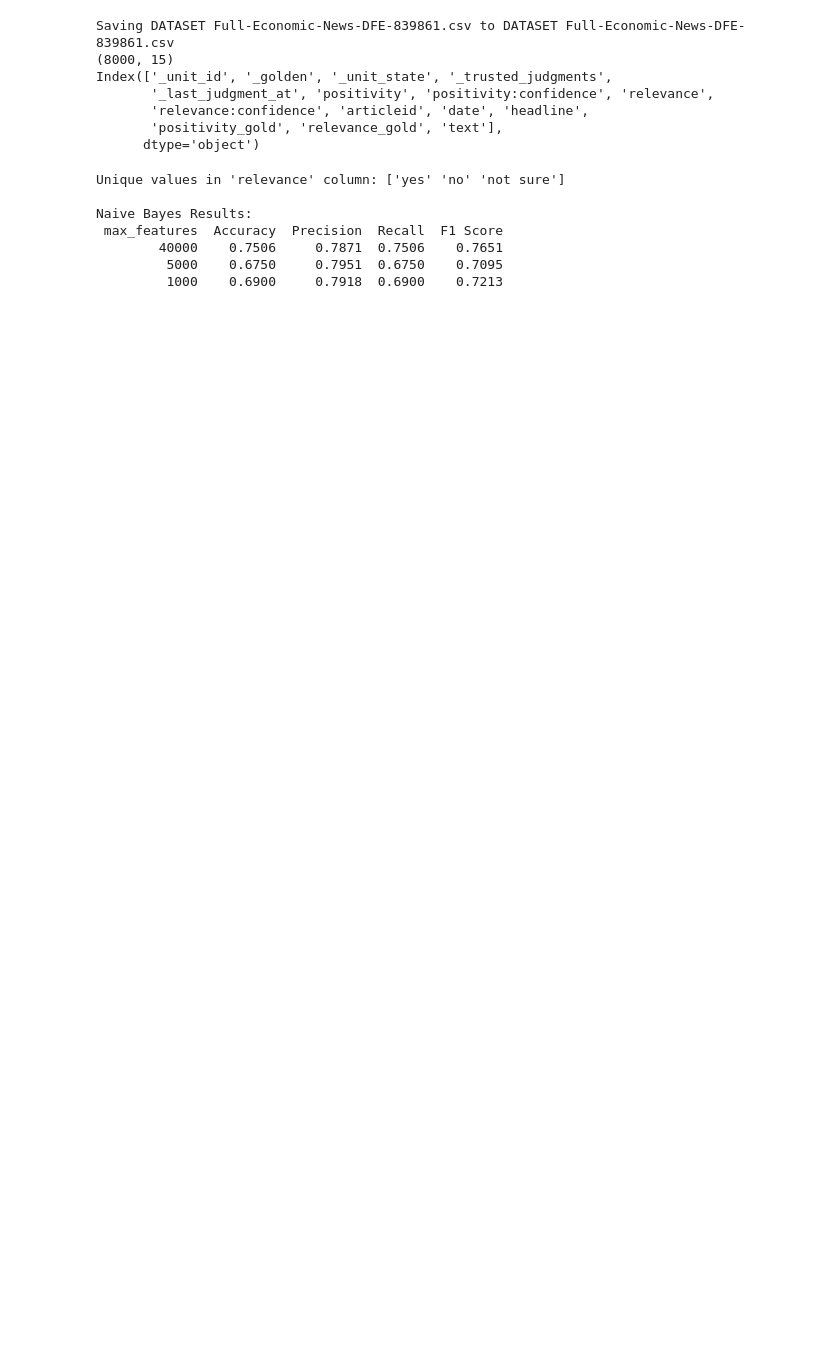
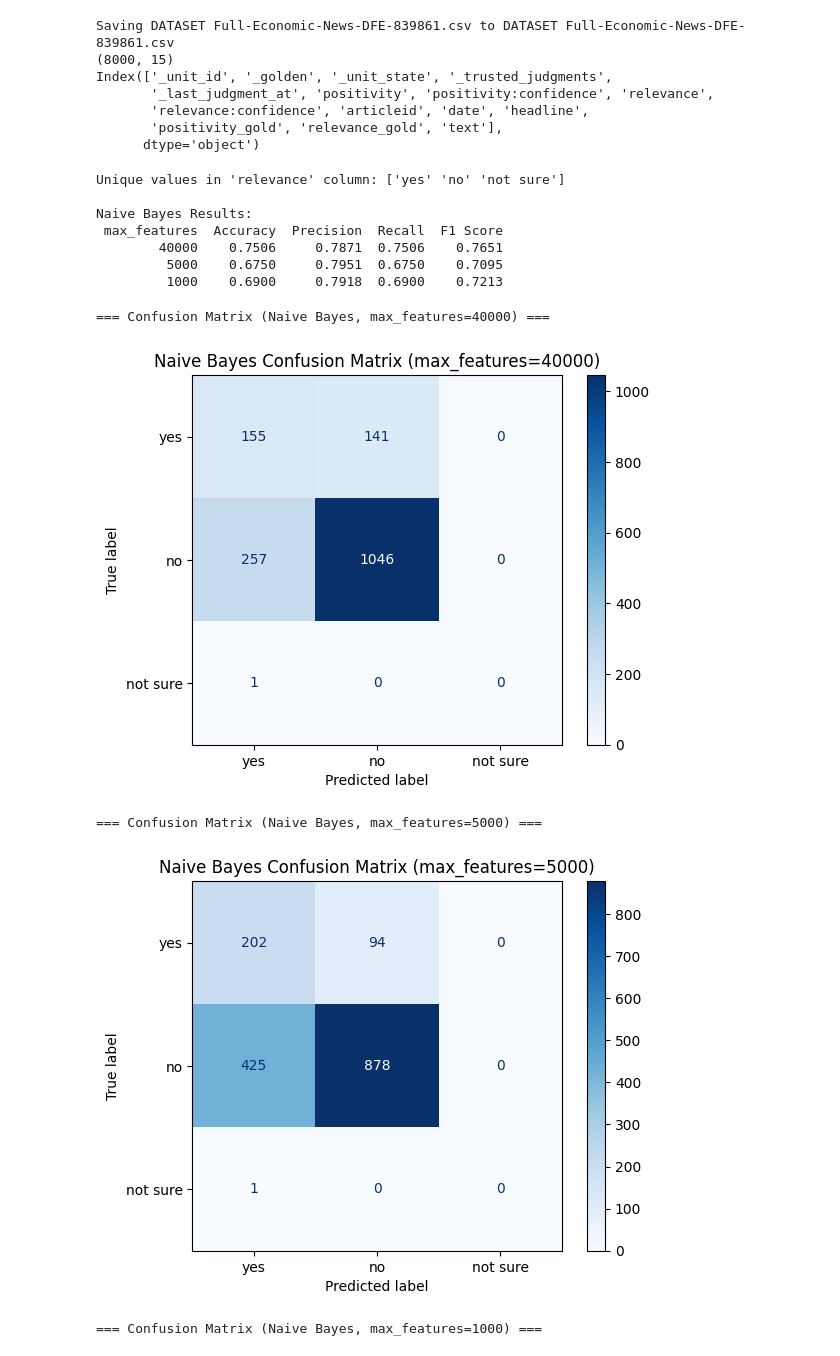
Before and after one commit to FAYIZNM/nlp-text-classification, a Jupyter notebook: NaiveBayes.ipynb, the cells around one changed output. Cells and saved outputs as stored; diff of their text form; code cells hidden in the pictures; blank space fills up the shorter version.

```diff
--- a/NaiveBayes.ipynb
+++ b/NaiveBayes.ipynb
@@ -73,3 +75,35 @@ Naive Bayes Results:
         40000    0.7506     0.7871  0.7506    0.7651
          5000    0.6750     0.7951  0.6750    0.7095
          1000    0.6900     0.7918  0.6900    0.7213
+# %%
+from sklearn.metrics import confusion_matrix, ConfusionMatrixDisplay
+import matplotlib.pyplot as plt
+
+labels = ['yes', 'no', 'not sure']  # adjust if dataset labels differ
+
+for max_feat in feature_settings:
+    vectorizer = CountVectorizer(max_features=max_feat, stop_words="english")
+    X_train_vec = vectorizer.fit_transform(X_train)
+    X_test_vec = vectorizer.transform(X_test)
+
+    model = MultinomialNB()
+    model.fit(X_train_vec, y_train)
+    preds = model.predict(X_test_vec)
+
+    acc = accuracy_score(y_test, preds)
+    prec = precision_score(y_test, preds, average='weighted', zero_division=0)
+    rec = recall_score(y_test, preds, average='weighted', zero_division=0)
+    f1 = f1_score(y_test, preds, average='weighted', zero_division=0)
+
+    print(f"\n=== Confusion Matrix (Naive Bayes, max_features={max_feat}) ===")
+    cm = confusion_matrix(y_test, preds, labels=labels)
+    disp = ConfusionMatrixDisplay(confusion_matrix=cm, display_labels=labels)
+    disp.plot(cmap=plt.cm.Blues, values_format='d')
+    plt.title(f"Naive Bayes Confusion Matrix (max_features={max_feat})")
+    plt.show()
+# %% [output]
+=== Confusion Matrix (Naive Bayes, max_features=40000) ===
+[figure, added]
+=== Confusion Matrix (Naive Bayes, max_features=5000) ===
+[figure, added]
+=== Confusion Matrix (Naive Bayes, max_features=1000) ===
```
Also changed, not shown: parts of 2 cells of this notebook.
